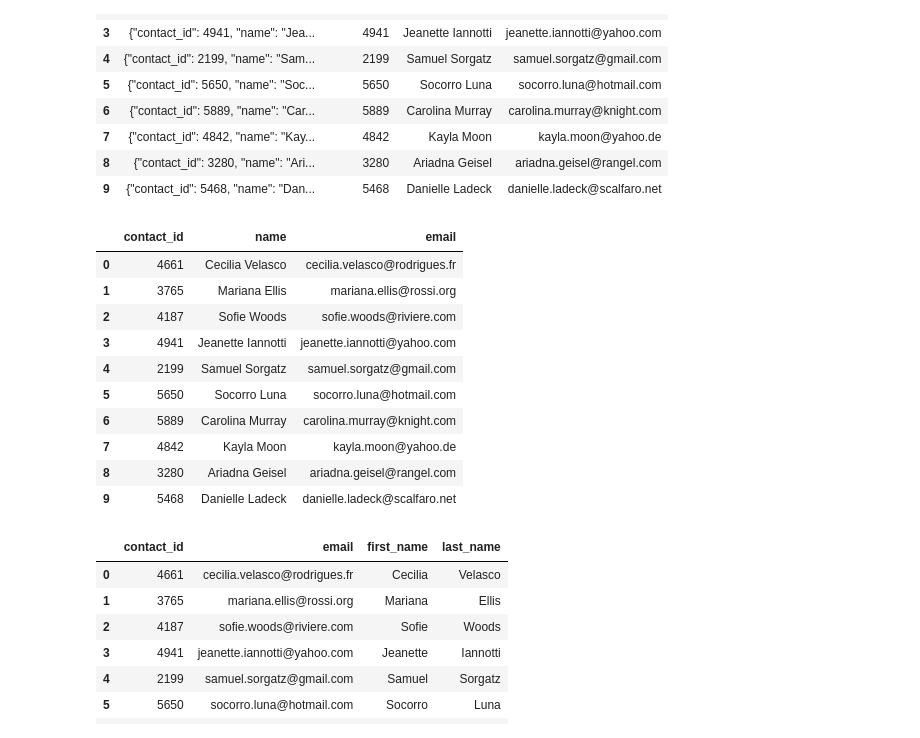
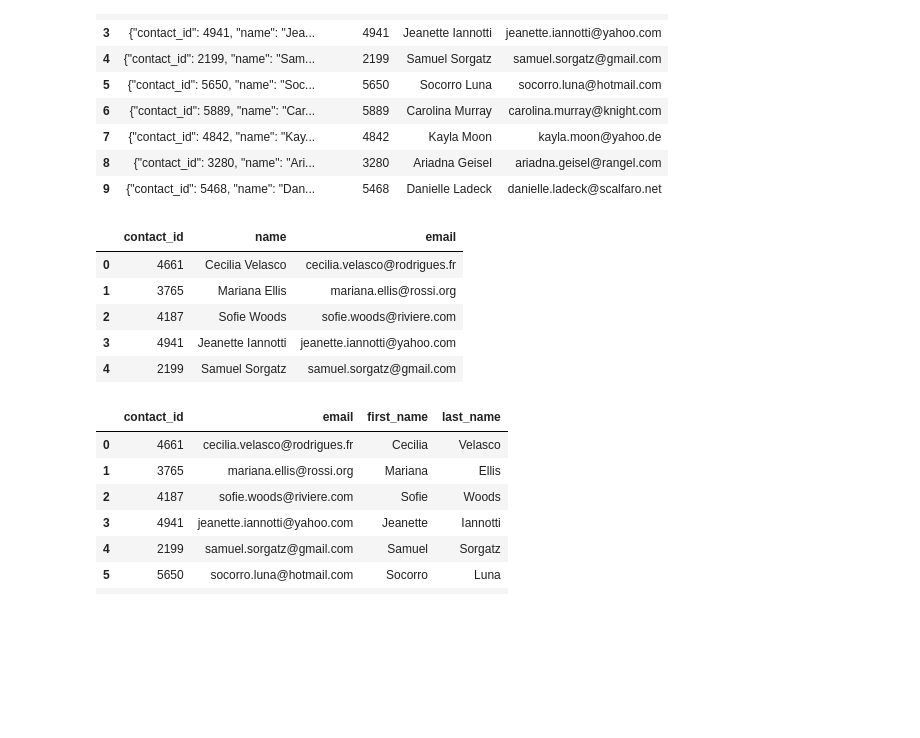
Before and after one commit to JelenaRaonic/Crowdfunding_ETL, a Jupyter notebook: ETL_Mini_Project_JRaonic_DMoreau.ipynb, the cells around one changed output. Cells and saved outputs as stored; diff of their text form; code cells hidden in the pictures; blank space fills up the shorter version.

```diff
--- a/ETL_Mini_Project_JRaonic_DMoreau.ipynb
+++ b/ETL_Mini_Project_JRaonic_DMoreau.ipynb
@@ -401,0 +384,13 @@ contact_info_df_copy.head()
+# %%
+# Extract the four-digit contact ID number.
+import re
+contact_info_df_copy.columns = contact_info_df_copy.iloc[0]
+contact_info_df_copy = contact_info_df_copy.drop(contact_info_df_copy.index[0])
+contact_info_df_copy.reset_index(drop=True, inplace=True)
+contact_info_df_copy
+values_list = contact_info_df.values.tolist()
+data_str = ' '.join([' '.join(map(str, sublist)) for sublist in values_list])
+pattern = r'"contact_id": (\d+)'
+contact_id = re.findall(pattern, data_str)
+contact_info_df_copy['contact_id']=contact_id
+contact_info_df_copy.head()
@@ -413,6 +416,8 @@ dtypes: object(2)
 memory usage: 15.8+ KB
 # %%
 # Convert the "contact_id" column to an int64 data type.
+contact_info_df_copy['contact_id'] = contact_info_df_copy['contact_id'].astype('int64')
+contact_info_df_copy.info()
 # %% [output]
 <class 'pandas.core.frame.DataFrame'>
 RangeIndex: 1000 entries, 0 to 999
@@ -425,6 +430,10 @@ dtypes: int64(1), object(1)
 memory usage: 15.8+ KB
 # %%
 # Extract the name of the contact and add it to a new column.
+pattern = r'"name": "([^"]+)"'
+name = re.findall(pattern, data_str)
+contact_info_df_copy['name']=name
+contact_info_df_copy.head(10)
 # %% [output]
 |  | contact_info | contact_id | name |
 | 0 | {"contact_id": 4661, "name": "Cec... | 4661 | Cecilia Velasco |
@@ -439,6 +448,10 @@ memory usage: 15.8+ KB
 | 9 | {"contact_id": 5468, "name": "Dan... | 5468 | Danielle Ladeck |
 # %%
 # Extract the email from the contacts and add the values to a new column.
+pattern = r'"email": "([^"]+)"'
+email = re.findall(pattern, data_str)
+contact_info_df_copy['email']=email
+contact_info_df_copy.head(10)
 # %% [output]
 |  | contact_info | contact_id | name | email |
 | 0 | {"contact_id": 4661, "name": "Cec... | 4661 | Cecilia Velasco | cecilia.velasco@rodrigues.fr |
@@ -453,17 +466,15 @@ memory usage: 15.8+ KB
 | 9 | {"contact_id": 5468, "name": "Dan... | 5468 | Danielle Ladeck | danielle.ladeck@scalfaro.net |
 # %%
 # Create a copy of the contact_info_df with the 'contact_id', 'name', 'email' columns.
+contacts_df_clean = contact_info_df_copy.copy()
+contacts_df_clean = contacts_df_clean.drop('contact_info', axis=1)
+contacts_df_clean.head()
 # %% [output]
 |  | contact_id | name | email |
 | 0 | 4661 | Cecilia Velasco | cecilia.velasco@rodrigues.fr |
 | 1 | 3765 | Mariana Ellis | mariana.ellis@rossi.org |
 | 2 | 4187 | Sofie Woods | sofie.woods@riviere.com |
 | 3 | 4941 | Jeanette Iannotti | jeanette.iannotti@yahoo.com |
 | 4 | 2199 | Samuel Sorgatz | samuel.sorgatz@gmail.com |
-| 5 | 5650 | Socorro Luna | socorro.luna@hotmail.com |
-| 6 | 5889 | Carolina Murray | carolina.murray@knight.com |
-| 7 | 4842 | Kayla Moon | kayla.moon@yahoo.de |
-| 8 | 3280 | Ariadna Geisel | ariadna.geisel@rangel.com |
-| 9 | 5468 | Danielle Ladeck | danielle.ladeck@scalfaro.net |
 # %%
 # Create a "first"name" and "last_name" column with the first and last names from the "name" column.
```
Also changed, not shown: parts of 11 cells of this notebook, 2 other files.
